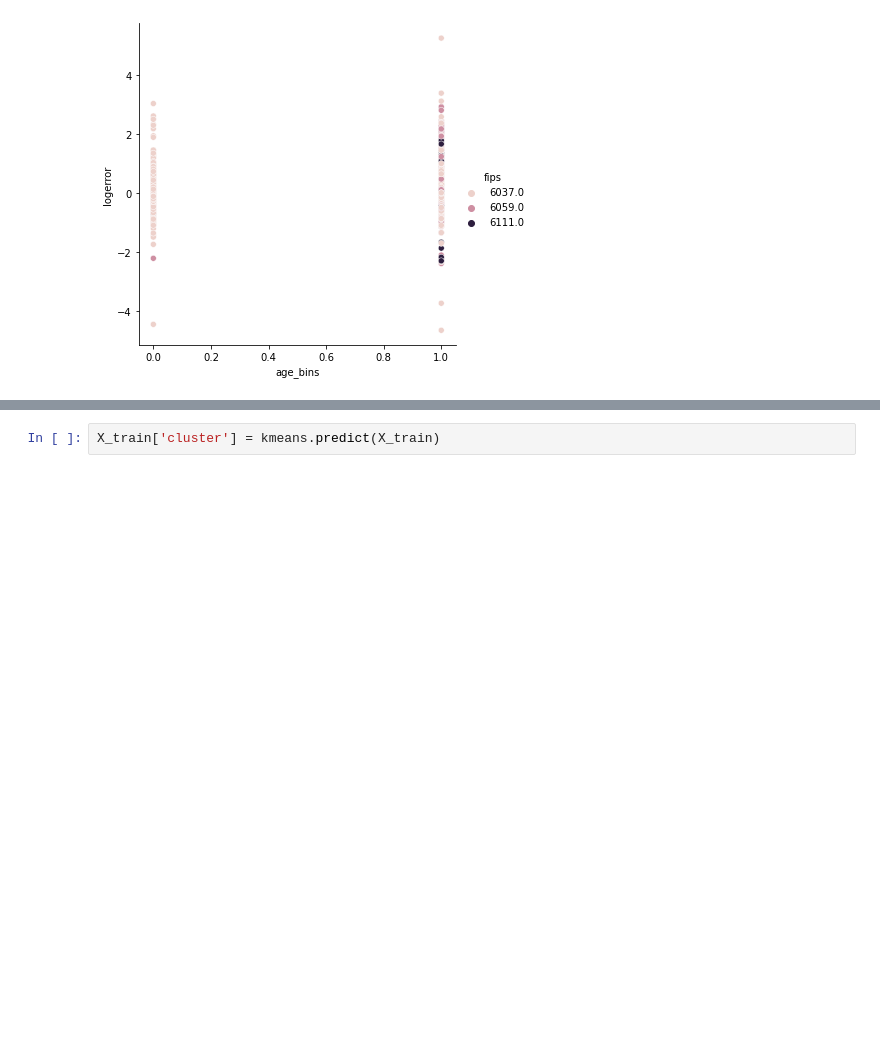
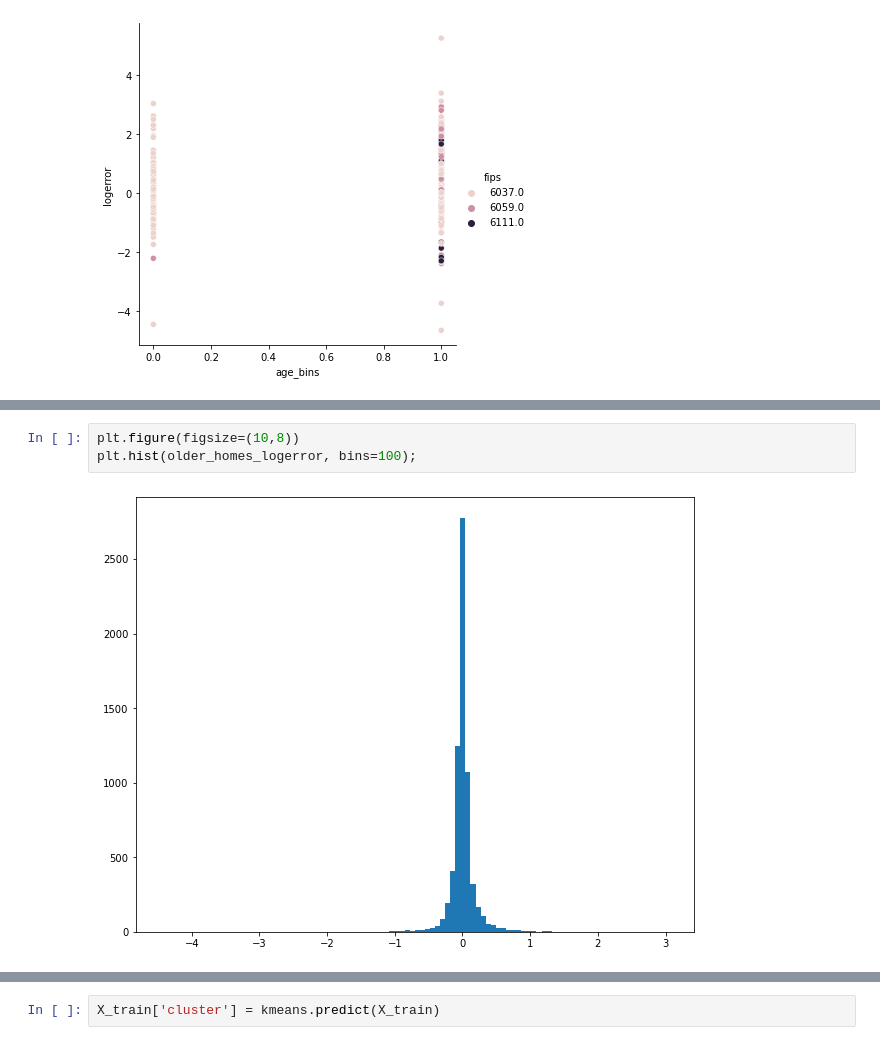
Before and after one commit to TeamOneCluster/ClusterProject, a Jupyter notebook: bts-explore.ipynb, the cells around one changed output, grey strips where cells are left out. Drawn from its saved outputs; the diff is of its cells as text; blank space fills up the shorter version.

```diff
--- a/bts-explore.ipynb
+++ b/bts-explore.ipynb
@@ -886,0 +850,5 @@ ValueError: Samples must be one-dimensional.
+# %%
+plt.figure(figsize=(10,8))
+plt.hist(older_homes_logerror, bins=100);
+# %% [output]
+[figure, added]
```
Also changed, not shown: parts of 70 cells of this notebook.
